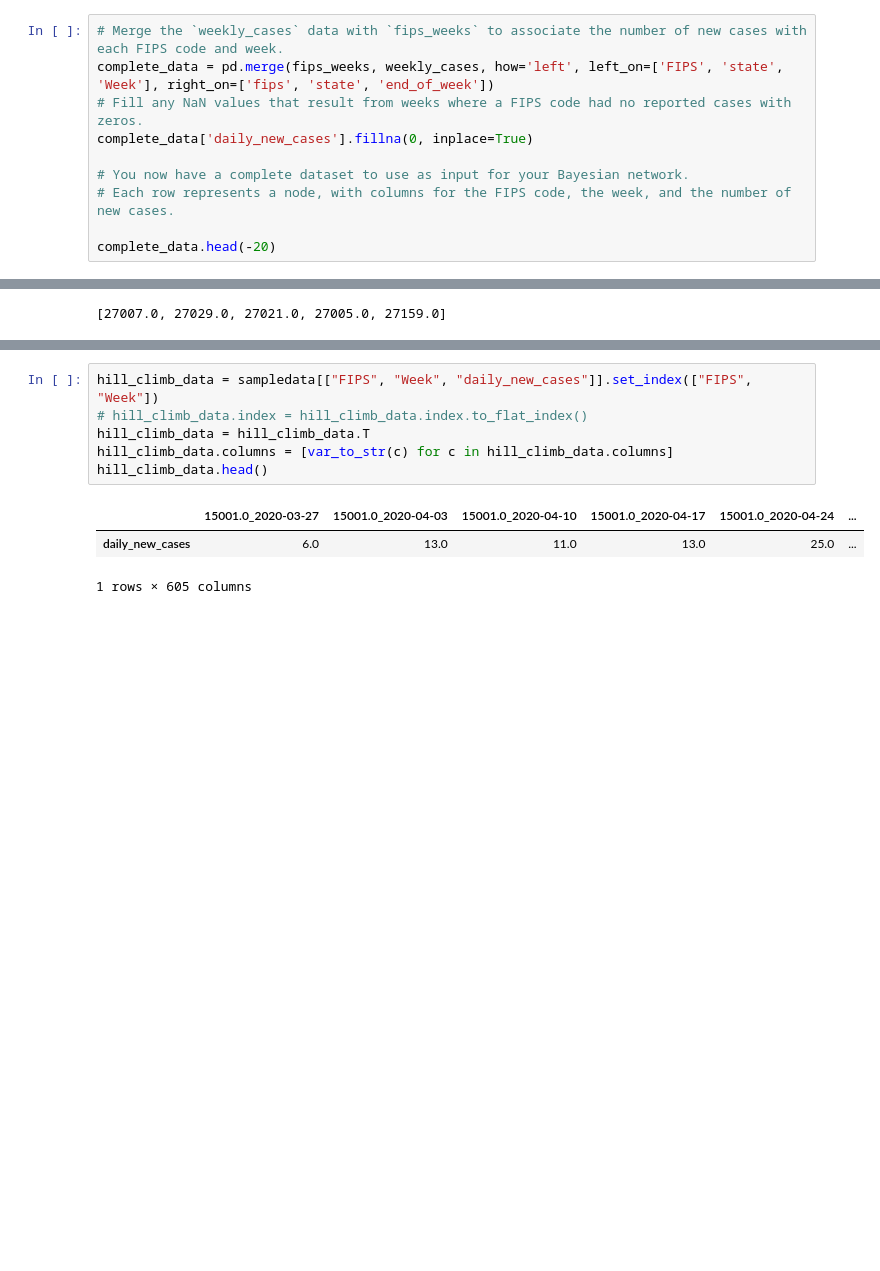
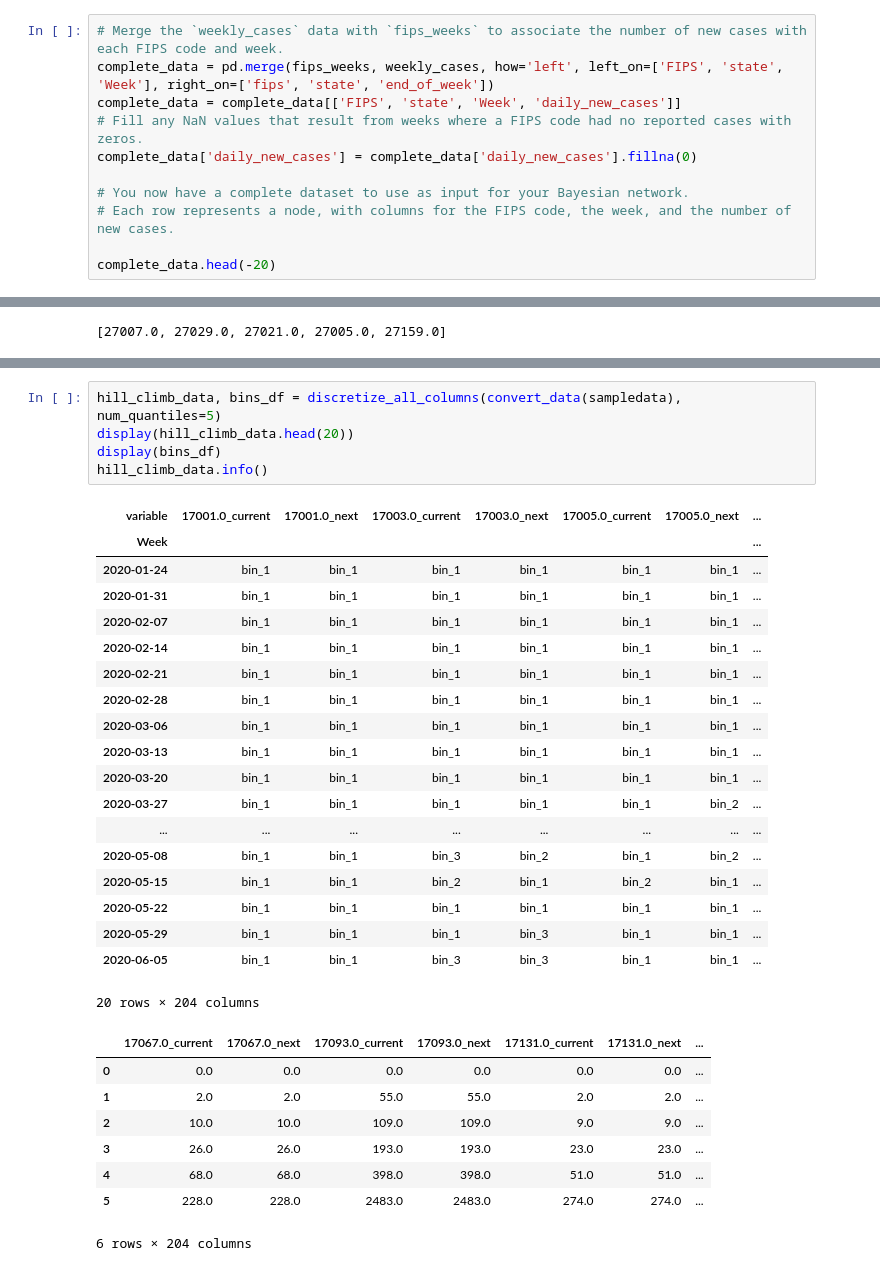
Before and after one commit to ZachariahAlzubi/COVID-BAYESIAN-NETWORK, a Jupyter notebook: bayesianNetworkCovid.ipynb, the cells around one changed output, grey strips where cells are left out. Cells and saved outputs as stored; diff of their text form; blank space fills up the shorter version.

```diff
--- a/bayesianNetworkCovid.ipynb
+++ b/bayesianNetworkCovid.ipynb
@@ -120,8 +120,9 @@ memory usage: 8.9+ MB
 # %%
 # Merge the `weekly_cases` data with `fips_weeks` to associate the number of new cases with each FIPS code and week.
 complete_data = pd.merge(fips_weeks, weekly_cases, how='left', left_on=['FIPS', 'state', 'Week'], right_on=['fips', 'state', 'end_of_week'])
+complete_data = complete_data[['FIPS', 'state', 'Week', 'daily_new_cases']]
 # Fill any NaN values that result from weeks where a FIPS code had no reported cases with zeros.
-complete_data['daily_new_cases'].fillna(0, inplace=True)
+complete_data['daily_new_cases'] = complete_data['daily_new_cases'].fillna(0)
 
 # You now have a complete dataset to use as input for your Bayesian network.
 # Each row represents a node, with columns for the FIPS code, the week, and the number of new cases.
@@ -241,10 +320,33 @@ print(potential_edges)
 # %%
-hill_climb_data = sampledata[["FIPS", "Week", "daily_new_cases"]].set_index(["FIPS", "Week"])
-# hill_climb_data.index = hill_climb_data.index.to_flat_index()
-hill_climb_data = hill_climb_data.T
-hill_climb_data.columns = [var_to_str(c) for c in hill_climb_data.columns]
-hill_climb_data.head()
+hill_climb_data, bins_df = discretize_all_columns(convert_data(sampledata), num_quantiles=5)
+display(hill_climb_data.head(20))
+display(bins_df)
+hill_climb_data.info()
 # %% [output]
-|  | 15001.0_2020-03-27 | 15001.0_2020-04-03 | 15001.0_2020-04-10 | 15001.0_2020-04-17 | 15001.0_2020-04-24 | ... |
-| daily_new_cases | 6.0 | 13.0 | 11.0 | 13.0 | 25.0 | ... |
+| variable | 17001.0_current | 17001.0_next | 17003.0_current | 17003.0_next | 17005.0_current | 17005.0_next | ... |
+| Week |  |  |  |  |  |  | ... |
+| 2020-01-24 | bin_1 | bin_1 | bin_1 | bin_1 | bin_1 | bin_1 | ... |
+| 2020-01-31 | bin_1 | bin_1 | bin_1 | bin_1 | bin_1 | bin_1 | ... |
+| 2020-02-07 | bin_1 | bin_1 | bin_1 | bin_1 | bin_1 | bin_1 | ... |
+| 2020-02-14 | bin_1 | bin_1 | bin_1 | bin_1 | bin_1 | bin_1 | ... |
+| 2020-02-21 | bin_1 | bin_1 | bin_1 | bin_1 | bin_1 | bin_1 | ... |
+| 2020-02-28 | bin_1 | bin_1 | bin_1 | bin_1 | bin_1 | bin_1 | ... |
+| 2020-03-06 | bin_1 | bin_1 | bin_1 | bin_1 | bin_1 | bin_1 | ... |
+| 2020-03-13 | bin_1 | bin_1 | bin_1 | bin_1 | bin_1 | bin_1 | ... |
+| 2020-03-20 | bin_1 | bin_1 | bin_1 | bin_1 | bin_1 | bin_1 | ... |
+| 2020-03-27 | bin_1 | bin_1 | bin_1 | bin_1 | bin_1 | bin_2 | ... |
+| ... | ... | ... | ... | ... | ... | ... | ... |
+| 2020-05-08 | bin_1 | bin_1 | bin_3 | bin_2 | bin_1 | bin_2 | ... |
+| 2020-05-15 | bin_1 | bin_1 | bin_2 | bin_1 | bin_2 | bin_1 | ... |
+| 2020-05-22 | bin_1 | bin_1 | bin_1 | bin_1 | bin_1 | bin_1 | ... |
+| 2020-05-29 | bin_1 | bin_1 | bin_1 | bin_3 | bin_1 | bin_1 | ... |
+| 2020-06-05 | bin_1 | bin_1 | bin_3 | bin_3 | bin_1 | bin_1 | ... |
-1 rows × 605 columns
+20 rows × 204 columns
+|  | 17067.0_current | 17067.0_next | 17093.0_current | 17093.0_next | 17131.0_current | 17131.0_next | ... |
+| 0 | 0.0 | 0.0 | 0.0 | 0.0 | 0.0 | 0.0 | ... |
+| 1 | 2.0 | 2.0 | 55.0 | 55.0 | 2.0 | 2.0 | ... |
+| 2 | 10.0 | 10.0 | 109.0 | 109.0 | 9.0 | 9.0 | ... |
+| 3 | 26.0 | 26.0 | 193.0 | 193.0 | 23.0 | 23.0 | ... |
+| 4 | 68.0 | 68.0 | 398.0 | 398.0 | 51.0 | 51.0 | ... |
+| 5 | 228.0 | 228.0 | 2483.0 | 2483.0 | 274.0 | 274.0 | ... |
+6 rows × 204 columns
```
Also changed, not shown: parts of 11 cells of this notebook, 1 other file.
